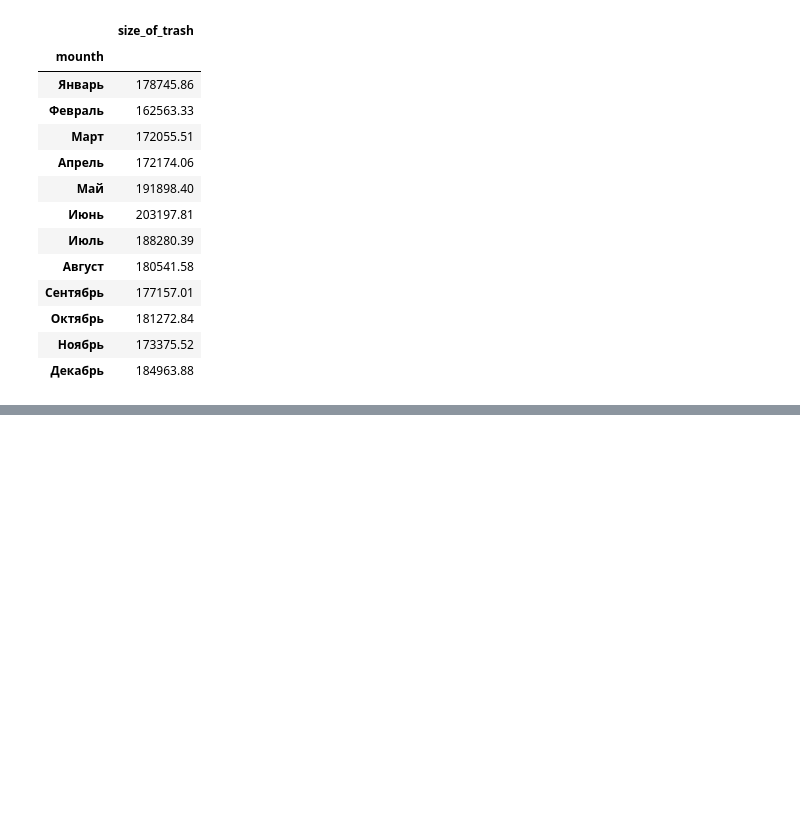
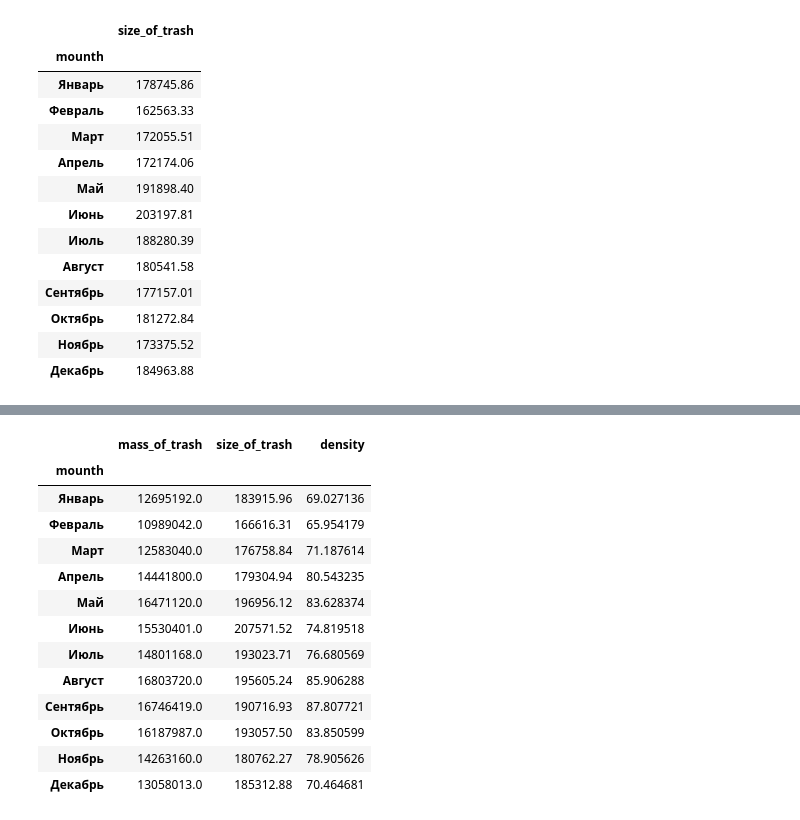
Before and after one commit to ssd2008/GMW, a Jupyter notebook: BMM.ipynb, the cells around one changed output, grey strips where cells are left out. Drawn from its saved outputs; the diff is of its cells as text; code cells hidden in the pictures; blank space fills up the shorter version.

```diff
--- a/BMM.ipynb
+++ b/BMM.ipynb
@@ -569,0 +524,3 @@ bd
+# %%
+bd['size'] = bd['size_of_trash'] * 77.48
+bd
@@ -569,0 +541,20 @@ bd
+# %%
+fu = bd.pivot_table(index='mounth', values=['mass_of_trash', 'size_of_trash'], aggfunc='sum', sort=False)
+# %%
+fu['density'] = fu['mass_of_trash'] / fu['size_of_trash']
+fu
+# %% [output]
+|  | mass_of_trash | size_of_trash | density |
+| mounth |  |  |  |
+| Январь | 12695192.0 | 183915.96 | 69.027136 |
+| Февраль | 10989042.0 | 166616.31 | 65.954179 |
+| Март | 12583040.0 | 176758.84 | 71.187614 |
+| Апрель | 14441800.0 | 179304.94 | 80.543235 |
+| Май | 16471120.0 | 196956.12 | 83.628374 |
+| Июнь | 15530401.0 | 207571.52 | 74.819518 |
+| Июль | 14801168.0 | 193023.71 | 76.680569 |
+| Август | 16803720.0 | 195605.24 | 85.906288 |
+| Сентябрь | 16746419.0 | 190716.93 | 87.807721 |
+| Октябрь | 16187987.0 | 193057.50 | 83.850599 |
+| Ноябрь | 14263160.0 | 180762.27 | 78.905626 |
+| Декабрь | 13058013.0 | 185312.88 | 70.464681 |
```
Also changed, not shown: parts of 24 cells of this notebook.
